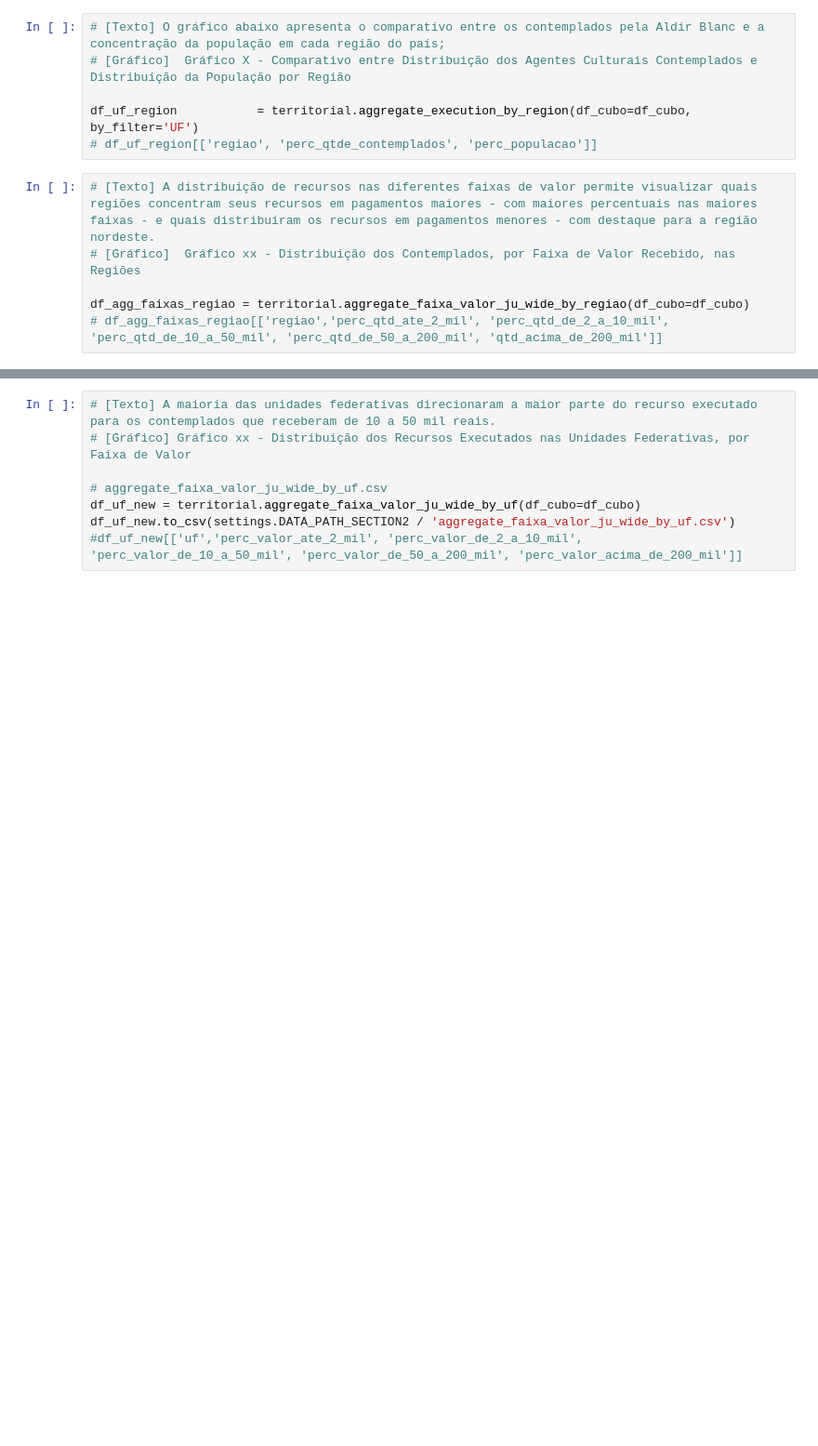
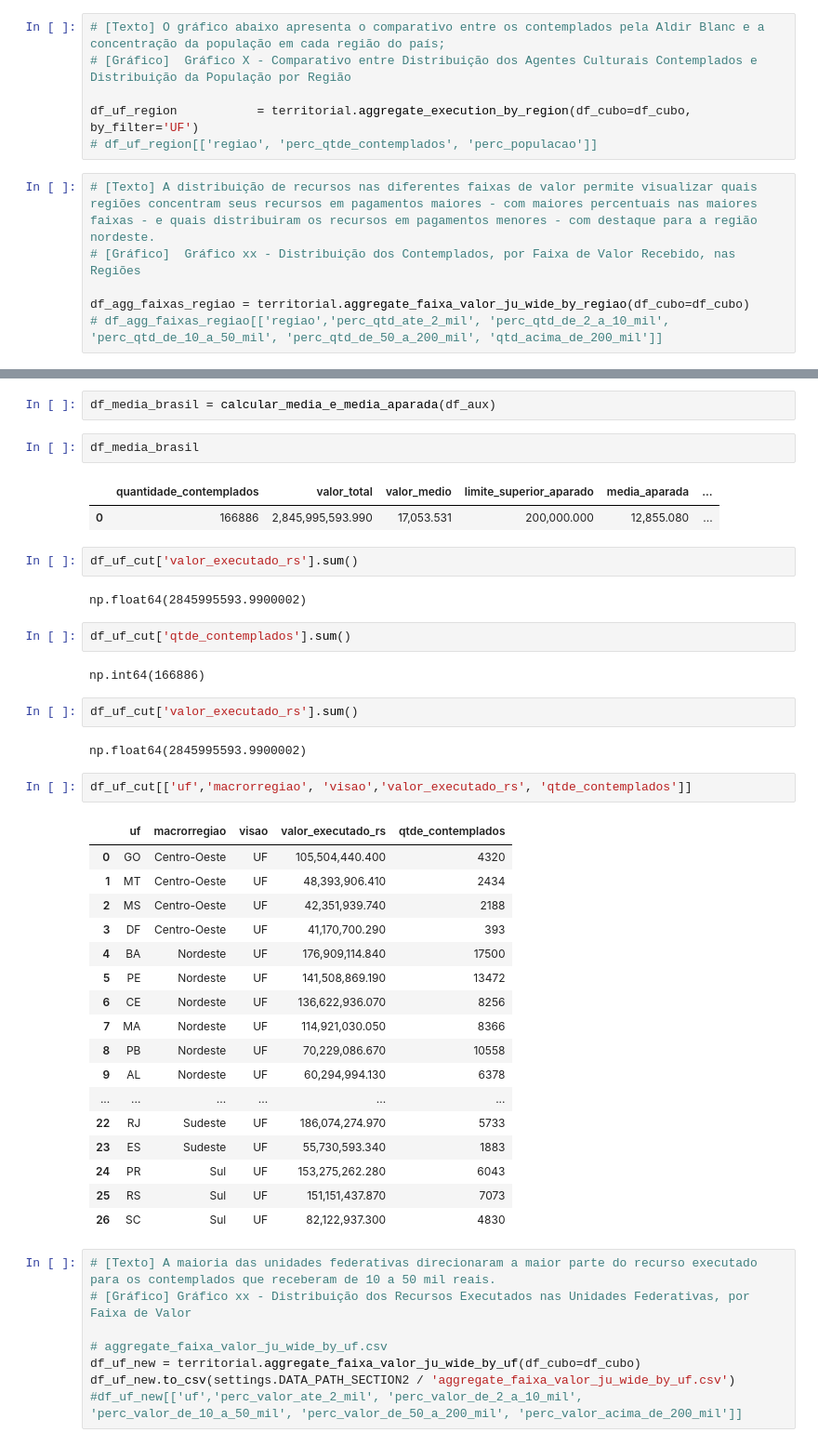
Before and after one commit to SGE-Subsecretaria-de-Gestao-Estrategica/pnab-data-vis, a Jupyter notebook: src/notebooks/v2_gabriel_create_csv.ipynb, the cells around one changed output, grey strips where cells are left out. Shown at 93% size. Cells and saved outputs as stored; diff of their text form; blank space fills up the shorter version.

```diff
--- a/src/notebooks/v2_gabriel_create_csv.ipynb
+++ b/src/notebooks/v2_gabriel_create_csv.ipynb
@@ -259,3 +388,42 @@ df_uf_cut.to_csv(settings.DATA_PATH_SECTION2 / 'resumo_valores_uf.csv')
+# %%
+df_media_brasil = calcular_media_e_media_aparada(df_aux)
+# %%
+df_media_brasil
+# %% [output]
+|  | quantidade_contemplados | valor_total | valor_medio | limite_superior_aparado | media_aparada | ... |
+| 0 | 166886 | 2,845,995,593.990 | 17,053.531 | 200,000.000 | 12,855.080 | ... |
+# %%
+df_uf_cut['valor_executado_rs'].sum()
+# %% [output]
+np.float64(2845995593.9900002)
+# %%
+df_uf_cut['qtde_contemplados'].sum()
+# %% [output]
+np.int64(166886)
+# %%
+df_uf_cut['valor_executado_rs'].sum()
+# %% [output]
+np.float64(2845995593.9900002)
+# %%
+df_uf_cut[['uf','macrorregiao',	'visao','valor_executado_rs', 'qtde_contemplados']]
+# %% [output]
+|  | uf | macrorregiao | visao | valor_executado_rs | qtde_contemplados |
+| 0 | GO | Centro-Oeste | UF | 105,504,440.400 | 4320 |
+| 1 | MT | Centro-Oeste | UF | 48,393,906.410 | 2434 |
+| 2 | MS | Centro-Oeste | UF | 42,351,939.740 | 2188 |
+| 3 | DF | Centro-Oeste | UF | 41,170,700.290 | 393 |
+| 4 | BA | Nordeste | UF | 176,909,114.840 | 17500 |
+| 5 | PE | Nordeste | UF | 141,508,869.190 | 13472 |
+| 6 | CE | Nordeste | UF | 136,622,936.070 | 8256 |
+| 7 | MA | Nordeste | UF | 114,921,030.050 | 8366 |
+| 8 | PB | Nordeste | UF | 70,229,086.670 | 10558 |
+| 9 | AL | Nordeste | UF | 60,294,994.130 | 6378 |
+| ... | ... | ... | ... | ... | ... |
+| 22 | RJ | Sudeste | UF | 186,074,274.970 | 5733 |
+| 23 | ES | Sudeste | UF | 55,730,593.340 | 1883 |
+| 24 | PR | Sul | UF | 153,275,262.280 | 6043 |
+| 25 | RS | Sul | UF | 151,151,437.870 | 7073 |
+| 26 | SC | Sul | UF | 82,122,937.300 | 4830 |
 # %%
 # [Texto] A maioria das unidades federativas direcionaram a maior parte do recurso executado para os contemplados que receberam de 10 a 50 mil reais.
 # [Gráfico] Gráfico xx - Distribuição dos Recursos Executados nas Unidades Federativas, por Faixa de Valor
```
Also changed, not shown: parts of 16 cells of this notebook, 1 other file.
